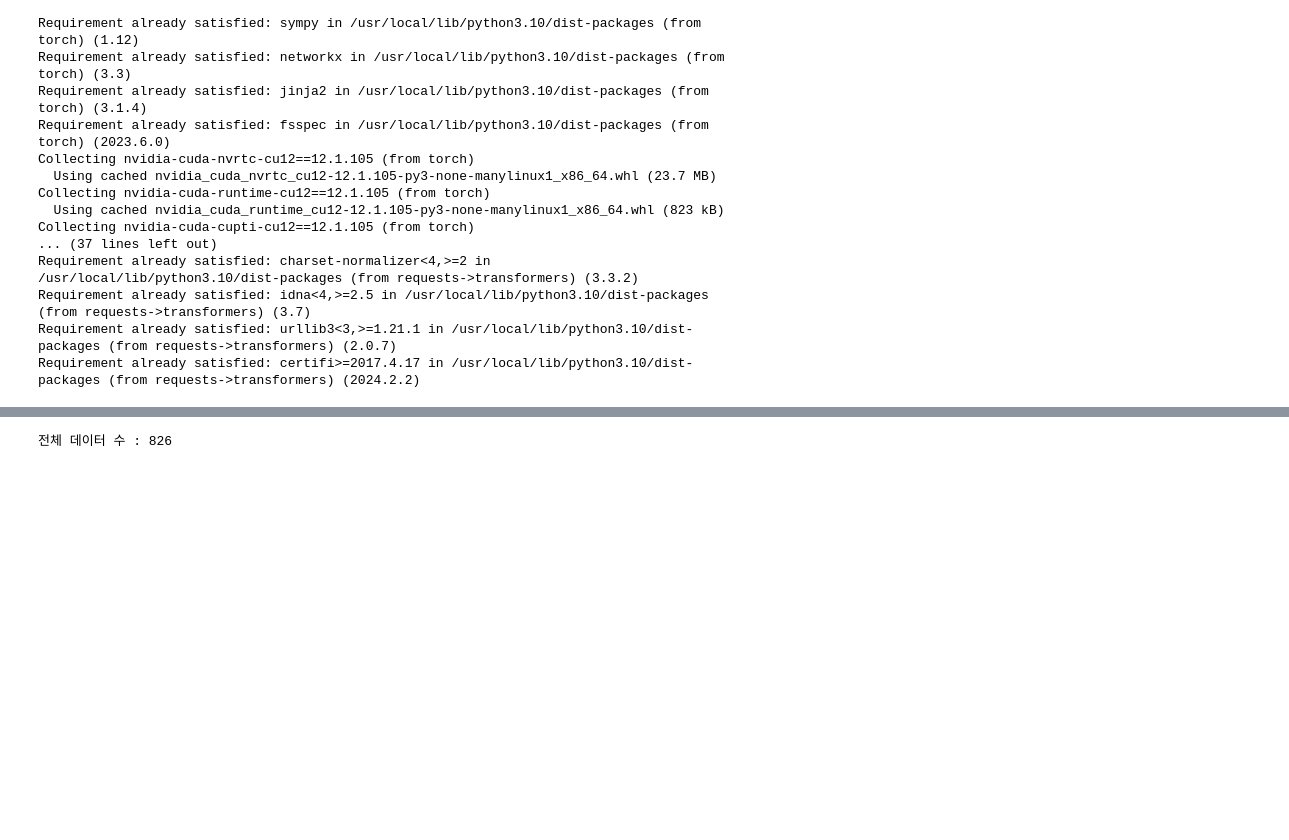
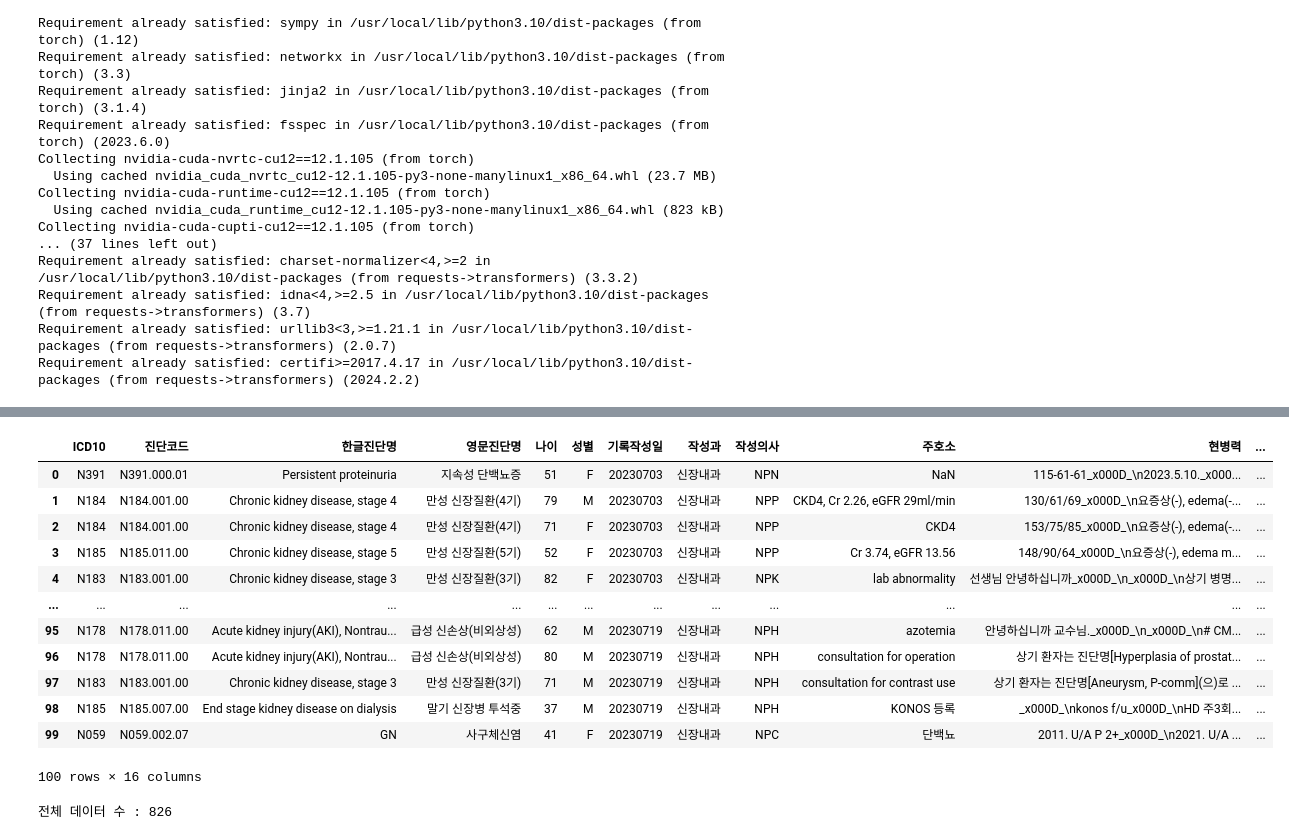
Before and after one commit to slowandfast/DiagRecommdSystem_01, a Jupyter notebook: KJH_BERT_EMR기반_진단추천모델.ipynb, the cells around one changed output, grey strips where cells are left out. Saved outputs shown, nothing was run; the diff lists cells and outputs as text; code cells hidden in the pictures; blank space fills up the shorter version.

```diff
--- a/KJH_BERT_EMR기반_진단추천모델.ipynb
+++ b/KJH_BERT_EMR기반_진단추천모델.ipynb
@@ -31,3 +31,7 @@ from torch.optim import Adam
 from transformers import AutoTokenizer, AutoModelForSequenceClassification
 from sklearn.model_selection import train_test_split
 from sklearn.preprocessing import LabelEncoder
+# %%
+file_path = '/content/신장내과_본원_외래_20230701_20231231_filtered.xlsx'
+df = pd.read_excel(file_path)
+df.head(5)
@@ -34 +45,30 @@ from sklearn.preprocessing import LabelEncoder
+# %%
+# 전처리 1
+df['주호소2'] = df['주호소'].str.replace("_x000D_", " ")
+df['주호소2'] = df['주호소2'].str.replace("\n", " ")
+df['주호소2'] = df['주호소2'].str.strip()
+
+df['현병력2'] = df['현병력'].str.replace("_x000D_", " ")
+df['현병력2'] = df['현병력2'].str.replace("\n", " ")
+df['현병력2'] = df['현병력2'].str.strip()
+
+df['과거력2'] = df['과거력'].str.replace("_x000D_", " ")
+df['과거력2'] = df['과거력2'].str.replace("\n", " ")
+df['과거력2'] = df['과거력2'].str.strip()
+# %%
+df.head(100)
+# %% [output]
+|  | ICD10 | 진단코드 | 한글진단명 | 영문진단명 | 나이 | 성별 | 기록작성일 | 작성과 | 작성의사 | 주호소 | 현병력 | ... |
+| 0 | N391 | N391.000.01 | Persistent proteinuria | 지속성 단백뇨증 | 51 | F | 20230703 | 신장내과 | NPN | NaN | 115-61-61_x000D_\n2023.5.10._x000... | ... |
+| 1 | N184 | N184.001.00 | Chronic kidney disease, stage 4 | 만성 신장질환(4기) | 79 | M | 20230703 | 신장내과 | NPP | CKD4, Cr 2.26, eGFR 29ml/min | 130/61/69_x000D_\n요증상(-), edema(-... | ... |
+| 2 | N184 | N184.001.00 | Chronic kidney disease, stage 4 | 만성 신장질환(4기) | 71 | F | 20230703 | 신장내과 | NPP | CKD4 | 153/75/85_x000D_\n요증상(-), edema(-... | ... |
+| 3 | N185 | N185.011.00 | Chronic kidney disease, stage 5 | 만성 신장질환(5기) | 52 | F | 20230703 | 신장내과 | NPP | Cr 3.74, eGFR 13.56 | 148/90/64_x000D_\n요증상(-), edema m... | ... |
+| 4 | N183 | N183.001.00 | Chronic kidney disease, stage 3 | 만성 신장질환(3기) | 82 | F | 20230703 | 신장내과 | NPK | lab abnormality | 선생님 안녕하십니까_x000D_\n_x000D_\n상기 병명... | ... |
+| ... | ... | ... | ... | ... | ... | ... | ... | ... | ... | ... | ... | ... |
+| 95 | N178 | N178.011.00 | Acute kidney injury(AKI), Nontrau... | 급성 신손상(비외상성) | 62 | M | 20230719 | 신장내과 | NPH | azotemia | 안녕하십니까 교수님._x000D_\n_x000D_\n# CM... | ... |
+| 96 | N178 | N178.011.00 | Acute kidney injury(AKI), Nontrau... | 급성 신손상(비외상성) | 80 | M | 20230719 | 신장내과 | NPH | consultation for operation | 상기 환자는 진단명[Hyperplasia of prostat... | ... |
+| 97 | N183 | N183.001.00 | Chronic kidney disease, stage 3 | 만성 신장질환(3기) | 71 | M | 20230719 | 신장내과 | NPH | consultation for contrast use | 상기 환자는 진단명[Aneurysm, P-comm](으)로 ... | ... |
+| 98 | N185 | N185.007.00 | End stage kidney disease on dialysis | 말기 신장병 투석중 | 37 | M | 20230719 | 신장내과 | NPH | KONOS 등록 | _x000D_\nkonos f/u_x000D_\nHD 주3회... | ... |
+| 99 | N059 | N059.002.07 | GN | 사구체신염 | 41 | F | 20230719 | 신장내과 | NPC | 단백뇨 | 2011. U/A P 2+_x000D_\n2021. U/A ... | ... |
+100 rows × 16 columns
 # %%
```
Also changed, not shown: parts of 7 cells of this notebook.
